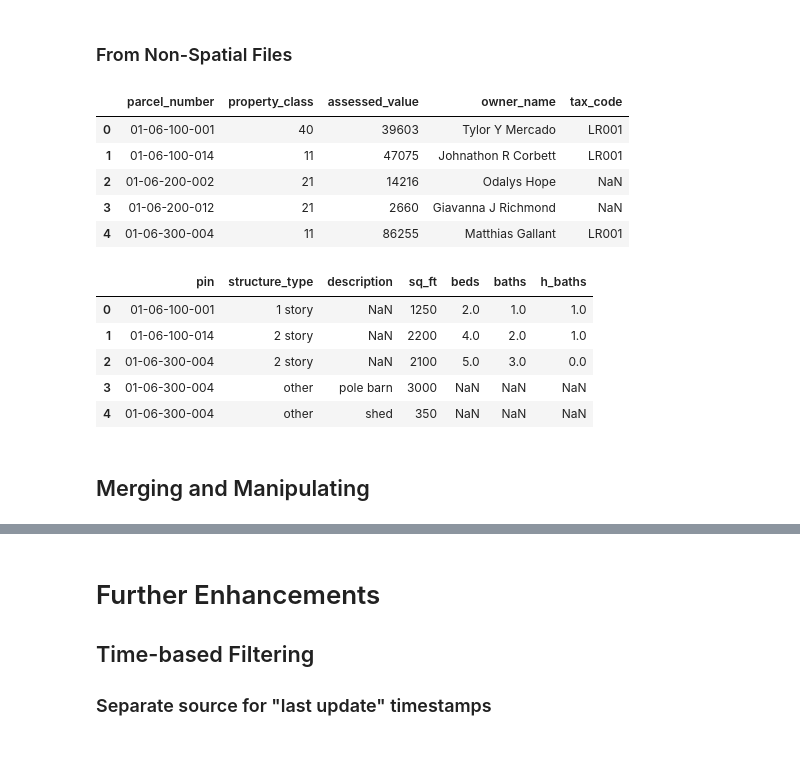
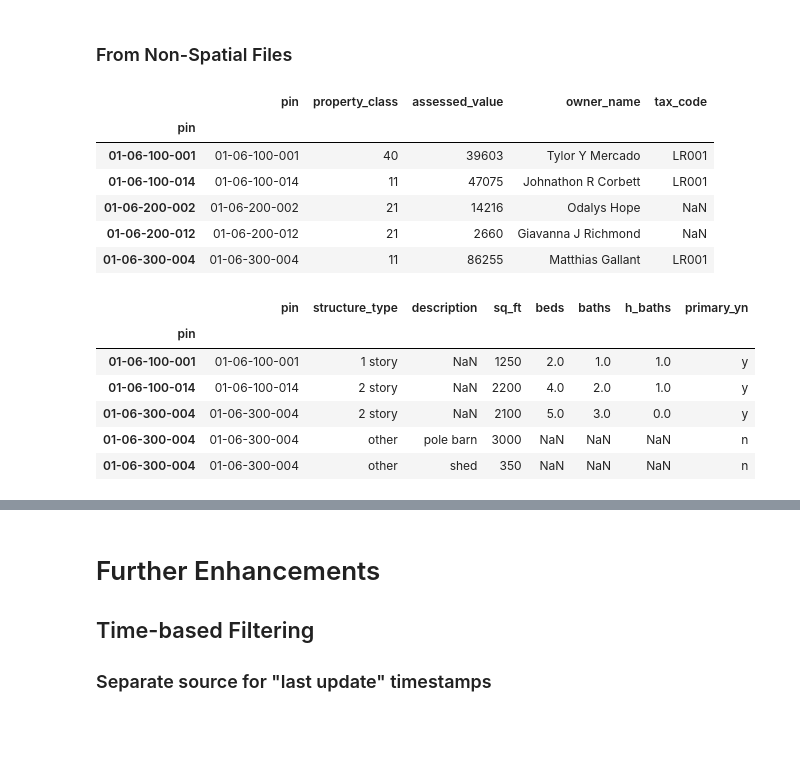
Before and after one commit to jdcarls2/ilgisa-2022, a Jupyter notebook: hosted-copy/hosted-copy.ipynb, the cells around one changed output, grey strips where cells are left out. Drawn from its saved outputs; the diff is of its cells as text; code cells hidden in the pictures.

Commit message:
updates up through assessments

```diff
--- a/hosted-copy/hosted-copy.ipynb
+++ b/hosted-copy/hosted-copy.ipynb
@@ -175,26 +162,30 @@ GeoAccessor.from_geodataframe(p_df).spatial
 # %% [markdown]
 ### From Non-Spatial Files
 # %%
-a_df = pd.read_excel('./assessments.xlsx')
+a_df = pd.read_excel('../data-files/assessments.xlsx')
+
+a_df.rename(columns={'parcel_number':'pin'}, inplace=True)
+
+a_df.set_index('pin', inplace=True, drop=False)
 
 a_df.head()
 # %% [output]
-|  | parcel_number | property_class | assessed_value | owner_name | tax_code |
-| 0 | 01-06-100-001 | 40 | 39603 | Tylor Y Mercado | LR001 |
-| 1 | 01-06-100-014 | 11 | 47075 | Johnathon R Corbett | LR001 |
-| 2 | 01-06-200-002 | 21 | 14216 | Odalys Hope | NaN |
-| 3 | 01-06-200-012 | 21 | 2660 | Giavanna J Richmond | NaN |
-| 4 | 01-06-300-004 | 11 | 86255 | Matthias Gallant | LR001 |
+|  | pin | property_class | assessed_value | owner_name | tax_code |
+| pin |  |  |  |  |  |
+| 01-06-100-001 | 01-06-100-001 | 40 | 39603 | Tylor Y Mercado | LR001 |
+| 01-06-100-014 | 01-06-100-014 | 11 | 47075 | Johnathon R Corbett | LR001 |
+| 01-06-200-002 | 01-06-200-002 | 21 | 14216 | Odalys Hope | NaN |
+| 01-06-200-012 | 01-06-200-012 | 21 | 2660 | Giavanna J Richmond | NaN |
+| 01-06-300-004 | 01-06-300-004 | 11 | 86255 | Matthias Gallant | LR001 |
 # %%
-s_df = pd.read_csv('./structures.csv')
+s_df = pd.read_csv('../data-files/structures.csv').set_index('pin', drop=False)
 
 s_df.head()
 # %% [output]
-|  | pin | structure_type | description | sq_ft | beds | baths | h_baths |
-| 0 | 01-06-100-001 | 1 story | NaN | 1250 | 2.0 | 1.0 | 1.0 |
-| 1 | 01-06-100-014 | 2 story | NaN | 2200 | 4.0 | 2.0 | 1.0 |
-| 2 | 01-06-300-004 | 2 story | NaN | 2100 | 5.0 | 3.0 | 0.0 |
-| 3 | 01-06-300-004 | other | pole barn | 3000 | NaN | NaN | NaN |
-| 4 | 01-06-300-004 | other | shed | 350 | NaN | NaN | NaN |
+|  | pin | structure_type | description | sq_ft | beds | baths | h_baths | primary_yn |
+| pin |  |  |  |  |  |  |  |  |
+| 01-06-100-001 | 01-06-100-001 | 1 story | NaN | 1250 | 2.0 | 1.0 | 1.0 | y |
+| 01-06-100-014 | 01-06-100-014 | 2 story | NaN | 2200 | 4.0 | 2.0 | 1.0 | y |
+| 01-06-300-004 | 01-06-300-004 | 2 story | NaN | 2100 | 5.0 | 3.0 | 0.0 | y |
+| 01-06-300-004 | 01-06-300-004 | other | pole barn | 3000 | NaN | NaN | NaN | n |
+| 01-06-300-004 | 01-06-300-004 | other | shed | 350 | NaN | NaN | NaN | n |
-# %% [markdown]
-## Merging and Manipulating
```
Also changed, not shown: parts of 32 cells of this notebook.
